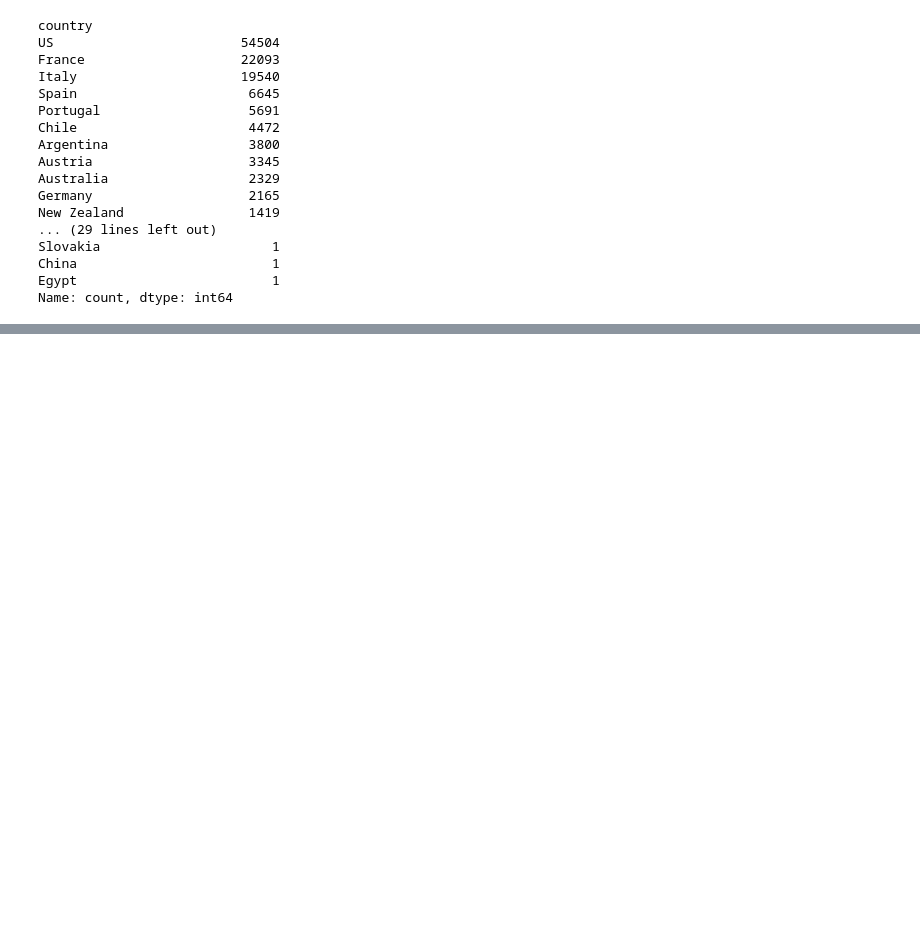
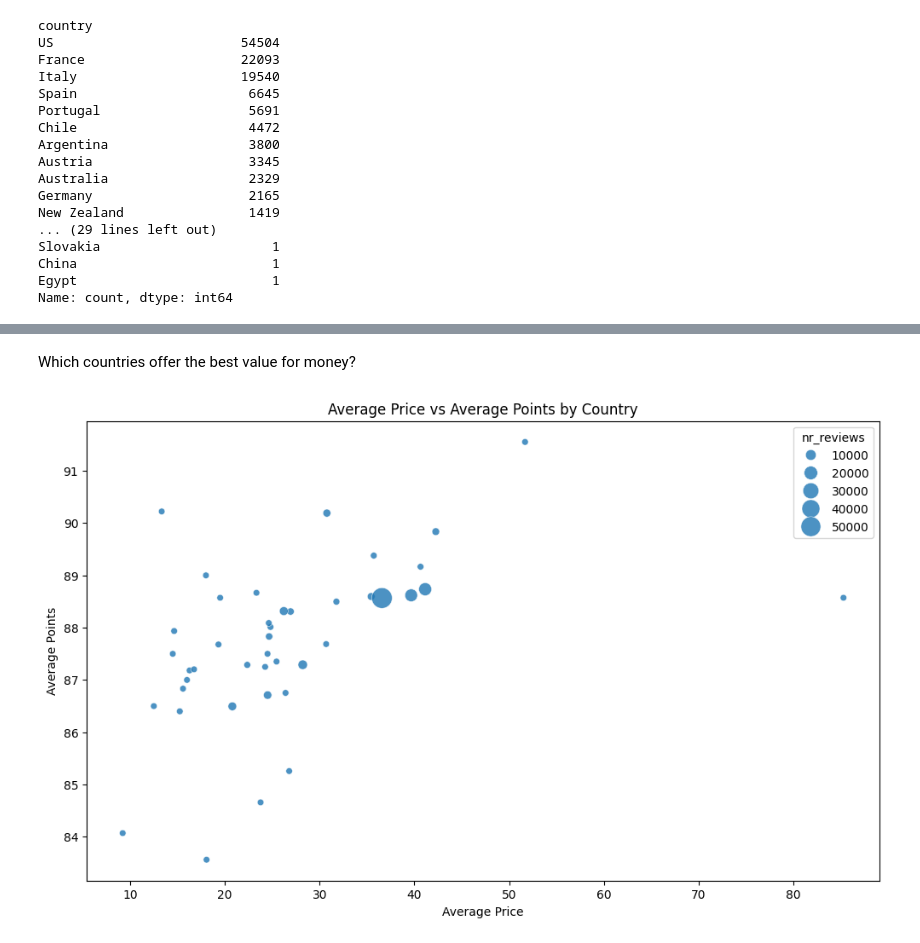
Before and after one commit to git-bandit/Data-analysis-is-expensive-wine-better-, a Jupyter notebook: notebook.ipynb, the cells around one changed output, grey strips where cells are left out. Saved outputs shown, nothing was run; the diff lists cells and outputs as text; code cells hidden in the pictures; blank space fills up the shorter version.

```diff
--- a/notebook.ipynb
+++ b/notebook.ipynb
@@ -148,0 +214,20 @@ plt.show()
+# %% [markdown]
+Which countries offer the best value for money?
+# %%
+plt.figure(figsize=(12, 7))
+
+sns.scatterplot(
+    data=country_stats,
+    x = "avg_price",
+    y = "avg_points",
+    size = "nr_reviews",
+    sizes = (30, 300),
+    alpha = 0.8
+)
+
+plt.xlabel("Average Price")
+plt.ylabel("Average Points")
+plt.title("Average Price vs Average Points by Country")
+plt.show()
+# %% [output]
+[figure, added]
```
Also changed, not shown: parts of 11 cells of this notebook.
